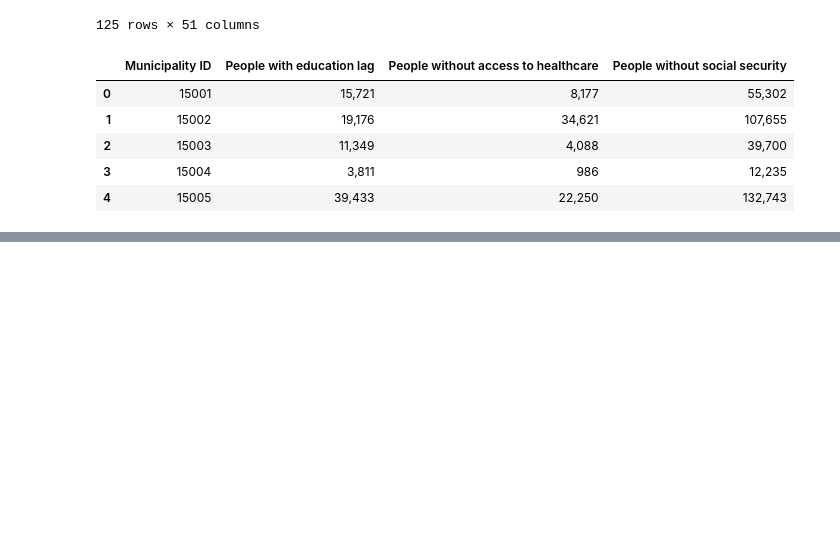
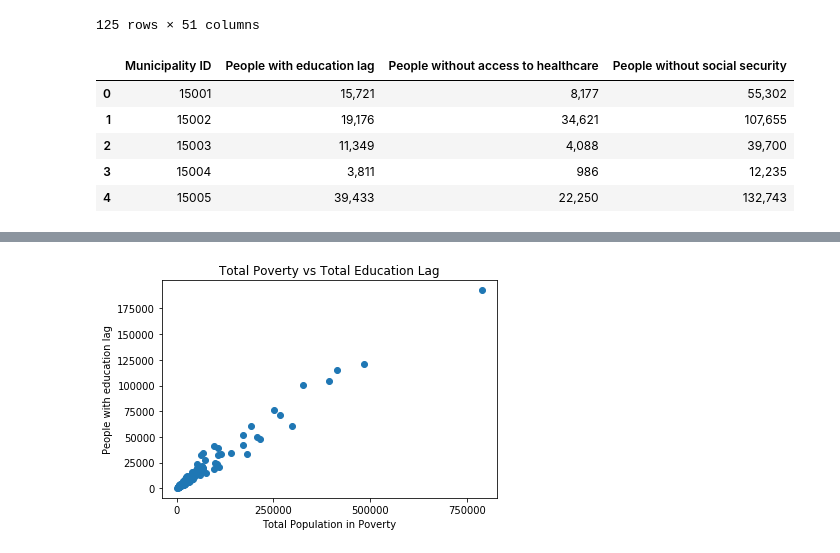
Before and after one commit to JCastilloD/Project-1-Bootcamp, a Jupyter notebook: Data_Retrieval/Municipio Data Extraction.ipynb, the cells around one changed output, grey strips where cells are left out. Saved outputs shown, nothing was run; the diff lists cells and outputs as text; code cells hidden in the pictures; blank space fills up the shorter version.

Commit message:
Plots with three poverty variables against total poverty

```diff
--- a/Data_Retrieval/Municipio Data Extraction.ipynb
+++ b/Data_Retrieval/Municipio Data Extraction.ipynb
@@ -96,0 +88,9 @@ mergepoverty.head()
+# %%
+mergepoverty = pd.merge(poverty_by_municipality_df, new2, on="Municipality ID", how="right")
+
+mergepoverty['Total Population in Poverty'] = mergepoverty['Total Population in Poverty'].str.replace(',', '')
+mergepoverty['People with education lag'] = mergepoverty['People with education lag'].str.replace(',', '')
+mergepoverty['People without access to healthcare'] = mergepoverty['People without access to healthcare'].str.replace(',', '')
+mergepoverty['People without social security'] = mergepoverty['People without social security'].str.replace(',', '')
+
+mergepoverty.head()
@@ -96,0 +104,7 @@ mergepoverty.head()
+# %%
+mergepoverty['Total Population in Poverty'] = mergepoverty['Total Population in Poverty'].astype(float)
+mergepoverty['People with education lag'] = mergepoverty['People with education lag'].astype(float)
+mergepoverty['People without access to healthcare'] = mergepoverty['People without access to healthcare'].astype(float)
+mergepoverty['People without social security'] = mergepoverty['People without social security'].astype(float)
+
+mergepoverty.head()
@@ -99 +134,11 @@ mergepoverty.head()
 #the last three columns, with the total population poverty per municipality.
+# %%
+plt.scatter(mergepoverty['Total Population in Poverty'],mergepoverty['People with education lag'])
+plt.xlabel("Total Population in Poverty")
+plt.ylabel("People with education lag")
+plt.title ("Total Poverty vs Total Education Lag")
+plt.xticks(np.arange(0, 800000, step = 250000))
+plt.yticks(np.arange(0, 200000, step = 25000))
+plt.show()
+# %% [output]
+[figure, added]
```
Also changed, not shown: parts of 8 cells of this notebook.
